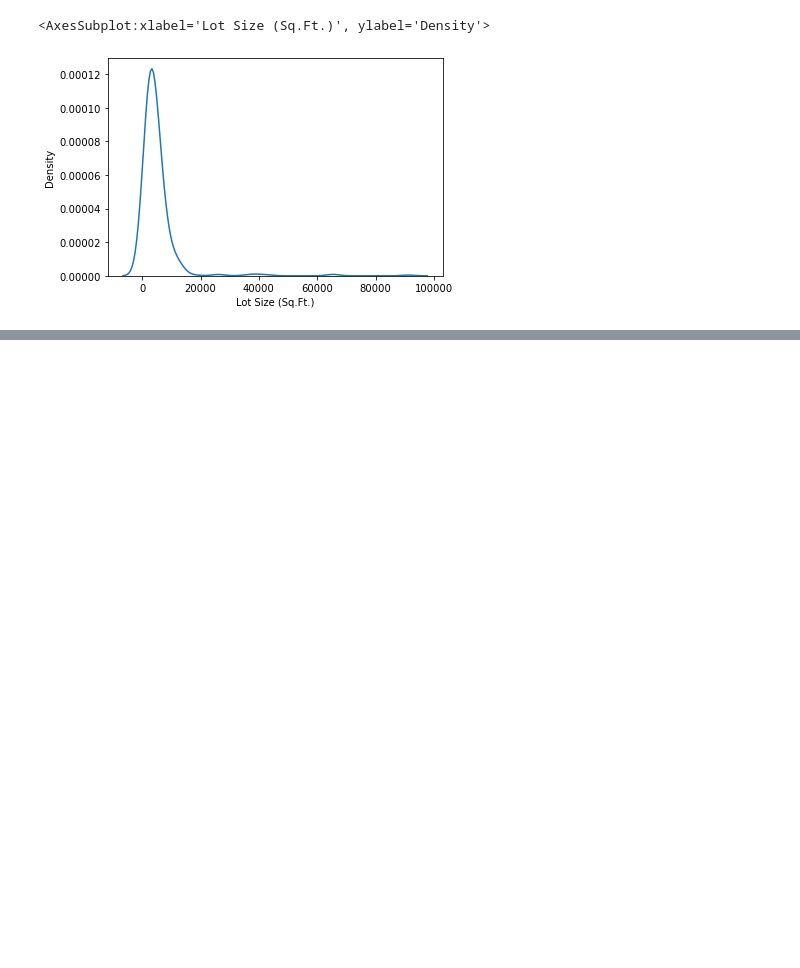
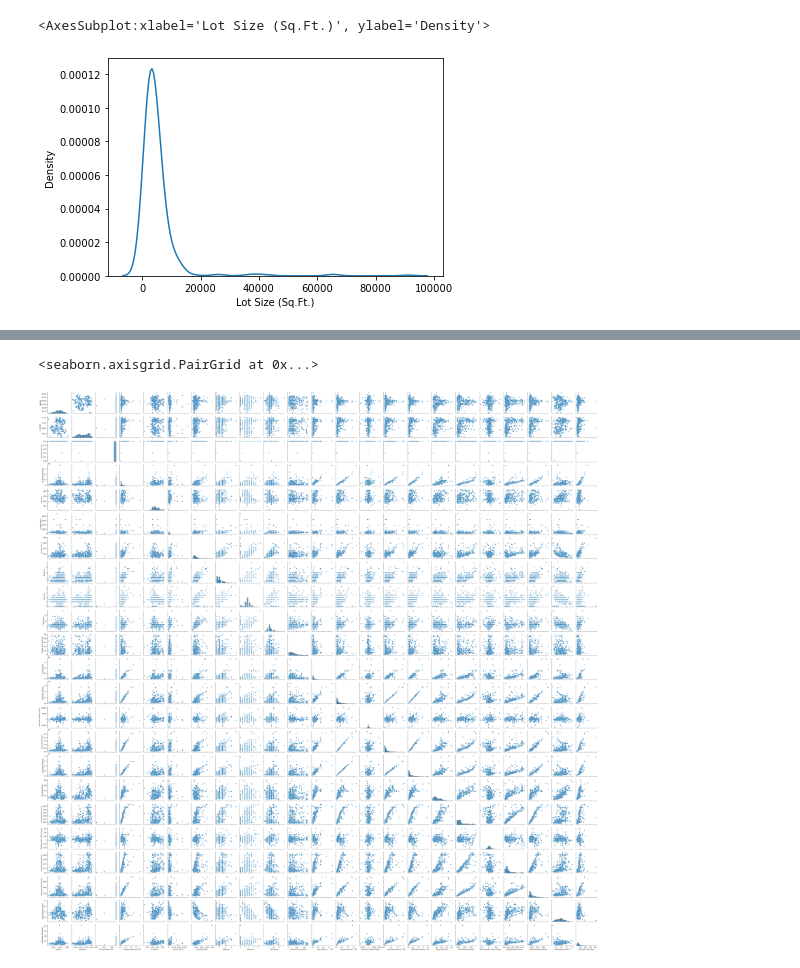
Before and after one commit to Samcfuchs/Pittsburgh, a Jupyter notebook: notebook.ipynb, the cells around one changed output, grey strips where cells are left out. Cells and saved outputs as stored; diff of their text form; code cells hidden in the pictures; blank space fills up the shorter version.

```diff
--- a/notebook.ipynb
+++ b/notebook.ipynb
@@ -56,0 +55,5 @@ KeyboardInterrupt:
+# %%
+sns.pairplot(numeric)
+# %% [output]
+<seaborn.axisgrid.PairGrid at 0x...>
+[figure, added]
```
Also changed, not shown: parts of 3 cells of this notebook, 4 other files.
